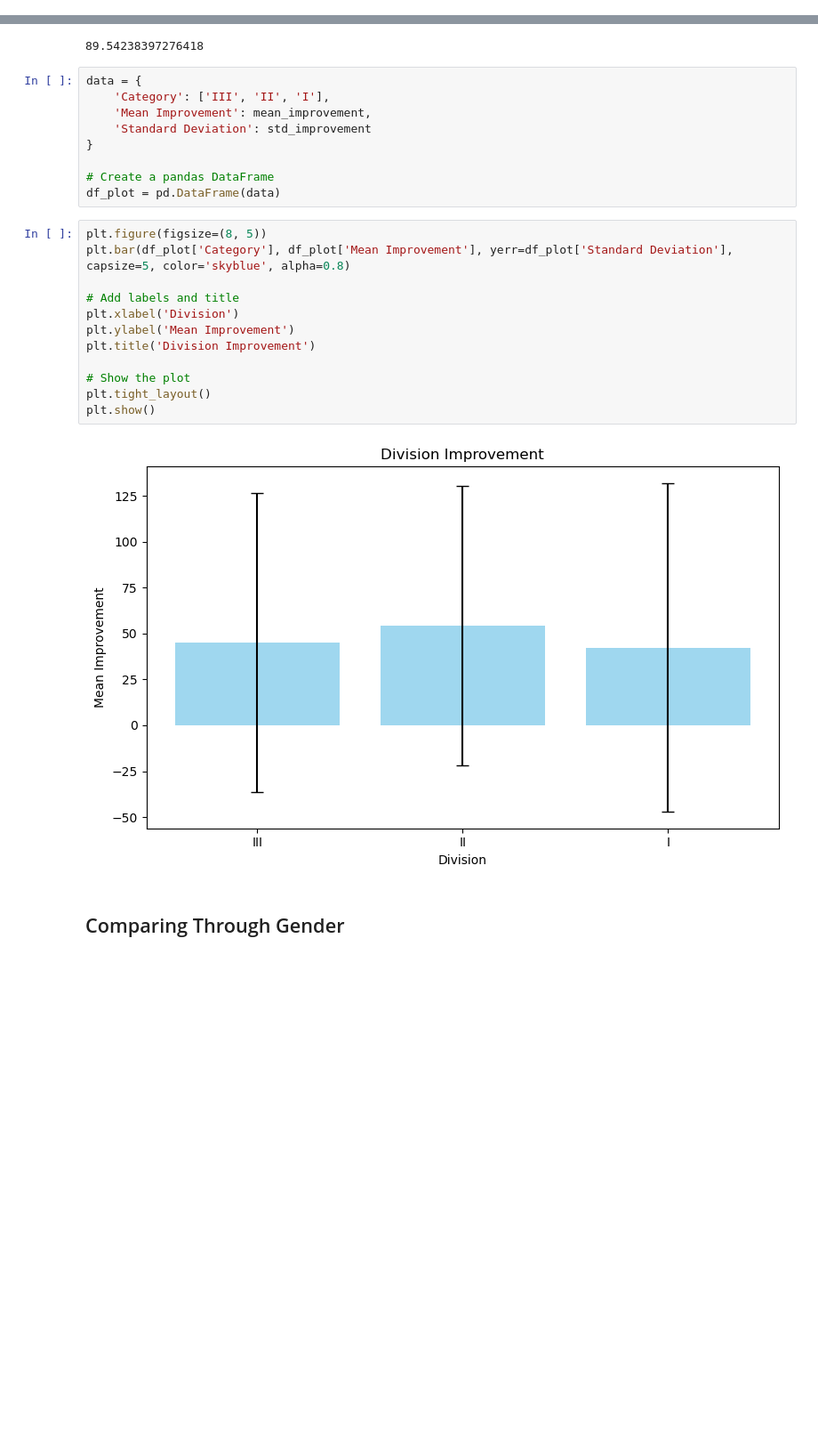
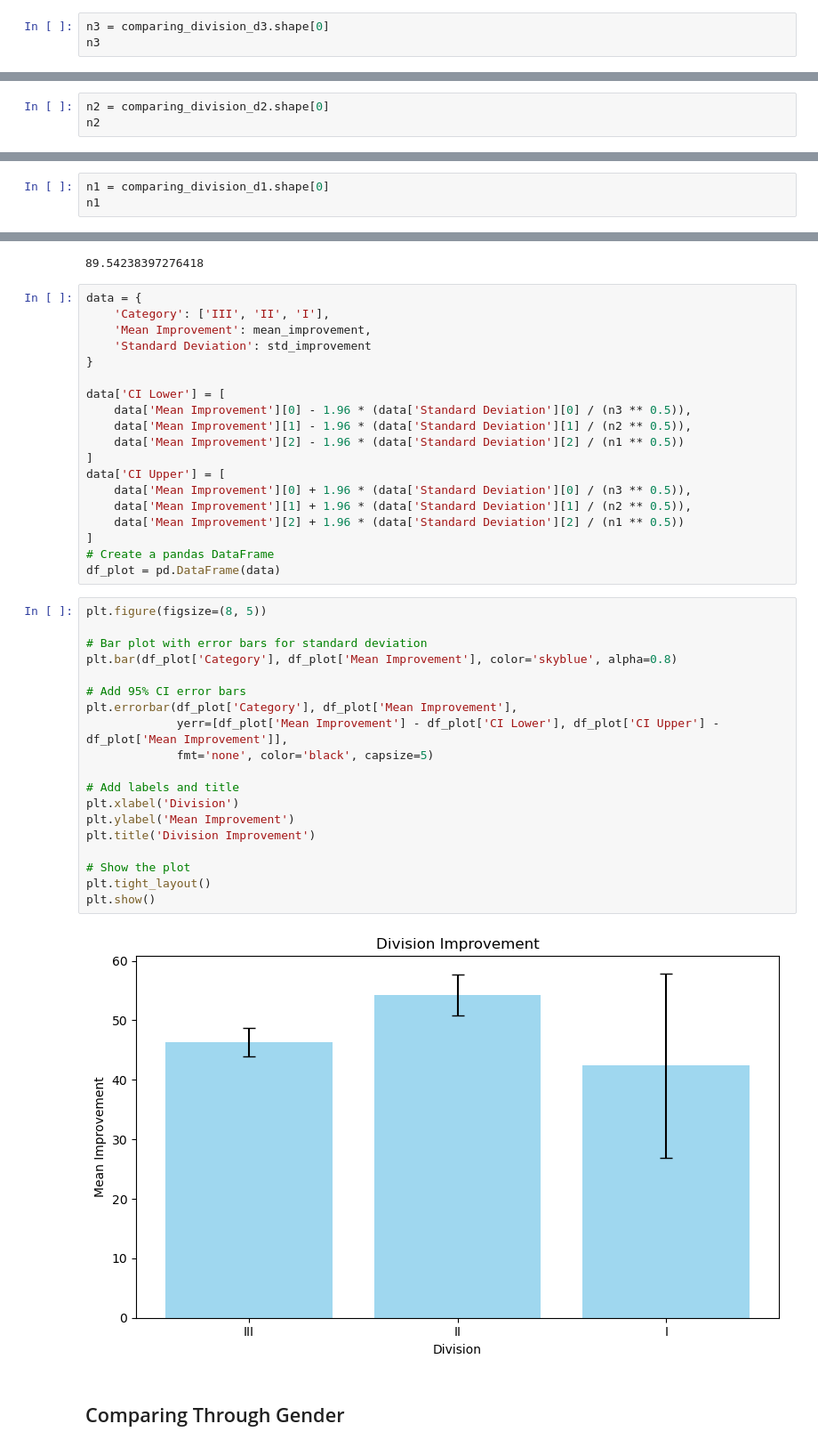
Before and after one commit to rhit-calviet/Swim-Analysis, a Jupyter notebook: Main/FilterGenderDivisionSchool.ipynb, the cells around one changed output, grey strips where cells are left out. Shown: that part at 89% size. Saved outputs shown, nothing was run; the diff lists cells and outputs as text; blank space fills up the shorter version.

Commit message:
Fixed error bars

```diff
--- a/Main/FilterGenderDivisionSchool.ipynb
+++ b/Main/FilterGenderDivisionSchool.ipynb
@@ -282,0 +314,3 @@ mean_difference
+# %%
+n3 = comparing_division_d3.shape[0]
+n3
@@ -301,3 +337,6 @@ mean_improvement.append(mean_difference)
 mean_difference
 # %% [output]
 54.28930134865891
+# %%
+n2 = comparing_division_d2.shape[0]
+n2
@@ -322,3 +363,6 @@ mean_improvement.append(mean_difference)
 mean_difference
 # %% [output]
 42.382065643366104
+# %%
+n1 = comparing_division_d1.shape[0]
+n1
@@ -338,22 +384,39 @@ data = {
     'Standard Deviation': std_improvement
 }
 
+data['CI Lower'] = [
+    data['Mean Improvement'][0] - 1.96 * (data['Standard Deviation'][0] / (n3 ** 0.5)),
+    data['Mean Improvement'][1] - 1.96 * (data['Standard Deviation'][1] / (n2 ** 0.5)),
+    data['Mean Improvement'][2] - 1.96 * (data['Standard Deviation'][2] / (n1 ** 0.5))
+]
+data['CI Upper'] = [
+    data['Mean Improvement'][0] + 1.96 * (data['Standard Deviation'][0] / (n3 ** 0.5)),
+    data['Mean Improvement'][1] + 1.96 * (data['Standard Deviation'][1] / (n2 ** 0.5)),
+    data['Mean Improvement'][2] + 1.96 * (data['Standard Deviation'][2] / (n1 ** 0.5))
+]
 # Create a pandas DataFrame
 df_plot = pd.DataFrame(data)
 # %%
 plt.figure(figsize=(8, 5))
-plt.bar(df_plot['Category'], df_plot['Mean Improvement'], yerr=df_plot['Standard Deviation'], capsize=5, color='skyblue', alpha=0.8)
+
+# Bar plot with error bars for standard deviation
+plt.bar(df_plot['Category'], df_plot['Mean Improvement'], color='skyblue', alpha=0.8)
+
+# Add 95% CI error bars
+plt.errorbar(df_plot['Category'], df_plot['Mean Improvement'],
+             yerr=[df_plot['Mean Improvement'] - df_plot['CI Lower'], df_plot['CI Upper'] - df_plot['Mean Improvement']],
+             fmt='none', color='black', capsize=5)
 
 # Add labels and title
 plt.xlabel('Division')
 plt.ylabel('Mean Improvement')
 plt.title('Division Improvement')
 
 # Show the plot
 plt.tight_layout()
 plt.show()
 # %% [output]
-[figure, old version]
+[figure, new version]
 # %% [markdown]
 ## Comparing Through Gender
 # %%
```
Also changed, not shown: parts of 31 cells of this notebook, 6 other files.
